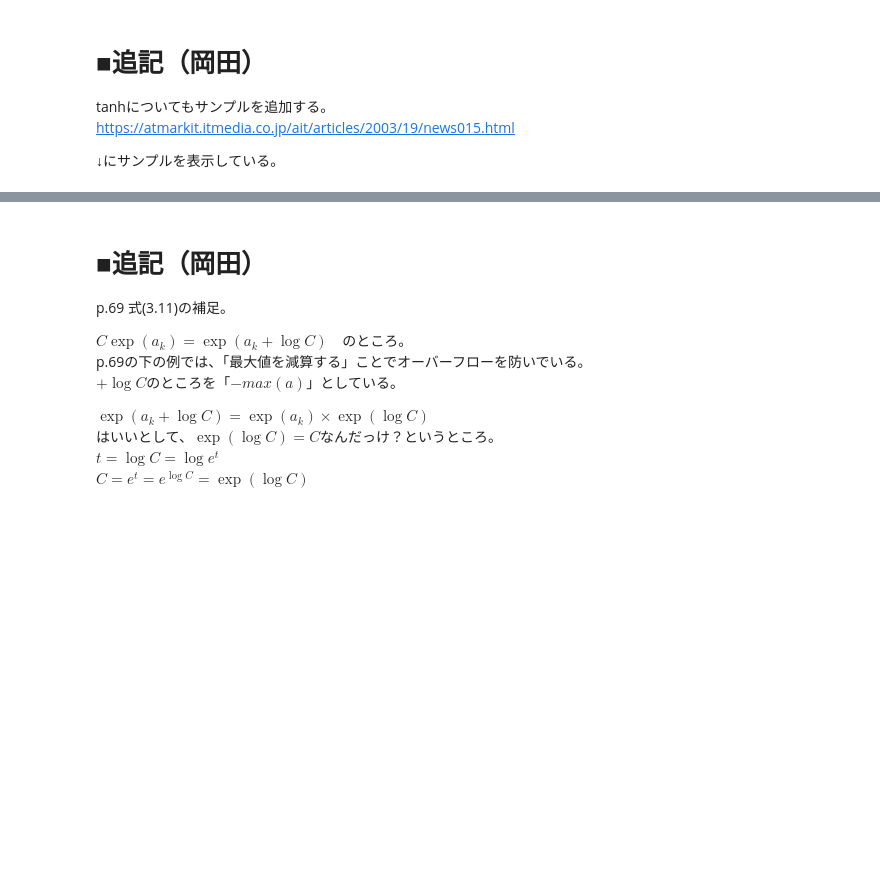
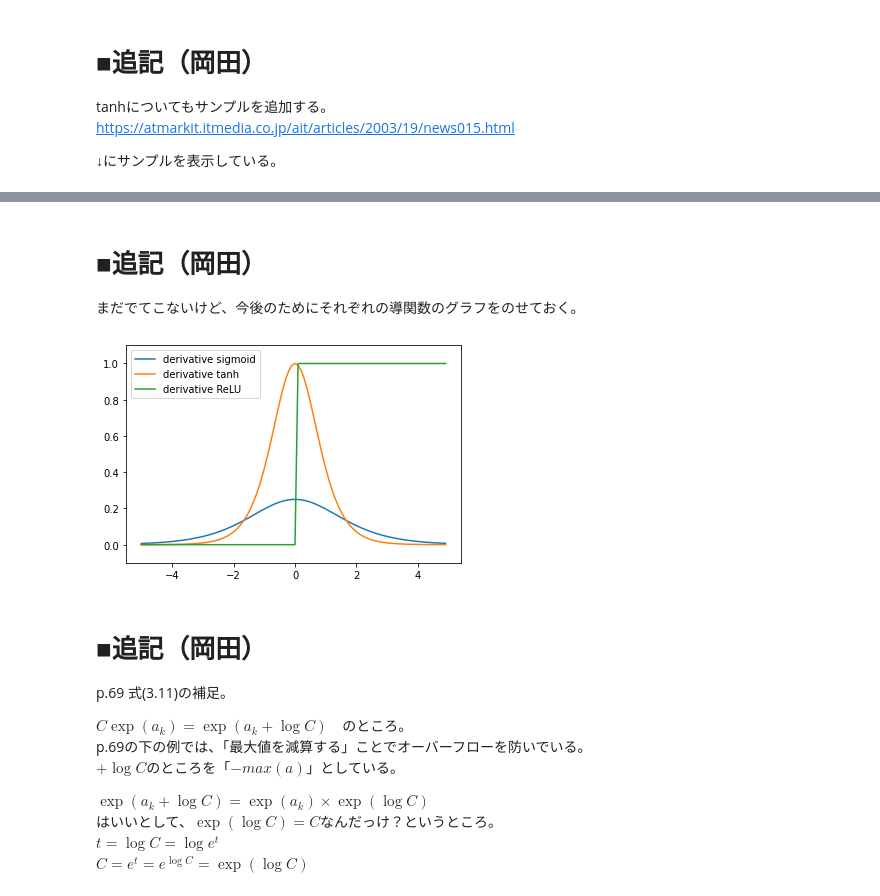
Before and after one commit to okada-tak/deep-learning-from-scratch, a Jupyter notebook: notebooks/ch03.ipynb, the cells around one changed output, grey strips where cells are left out. Drawn from its saved outputs; the diff is of its cells as text; code cells hidden in the pictures; blank space fills up the shorter version.

```diff
--- a/notebooks/ch03.ipynb
+++ b/notebooks/ch03.ipynb
@@ -132,3 +142,32 @@ plt.show()
+# %% [markdown]
+# ■追記（岡田）
+まだでてこないけど、今後のためにそれぞれの導関数のグラフをのせておく。
+# %%
+import numpy as np
+import matplotlib.pylab as plt
+
+def der_sigmoid(x):
+  return sigmoid(x) * (1.0 - sigmoid(x))
+
+def der_tanh(x):
+  return 1.0 - (tanh(x) ** 2)
+
+def der_relu(x):
+    y = np.where( x > 0, 1, 0)
+    return y
+
+x = np.arange(-5.0, 5.0, 0.1)
+y1 = der_sigmoid(x)
+y2 = der_tanh(x)
+y3 = der_relu(x)
+plt.plot(x, y1, label='derivative sigmoid')
+plt.plot(x, y2, label='derivative tanh')
+plt.plot(x, y3, label='derivative ReLU')
+plt.ylim(-0.1, 1.1)
+plt.legend()
+plt.show()
+# %% [output]
+[figure, added]
 # %% [markdown]
 # ■追記（岡田）
 p.69 式(3.11)の補足。
```
Also changed, not shown: parts of 2 cells of this notebook.
